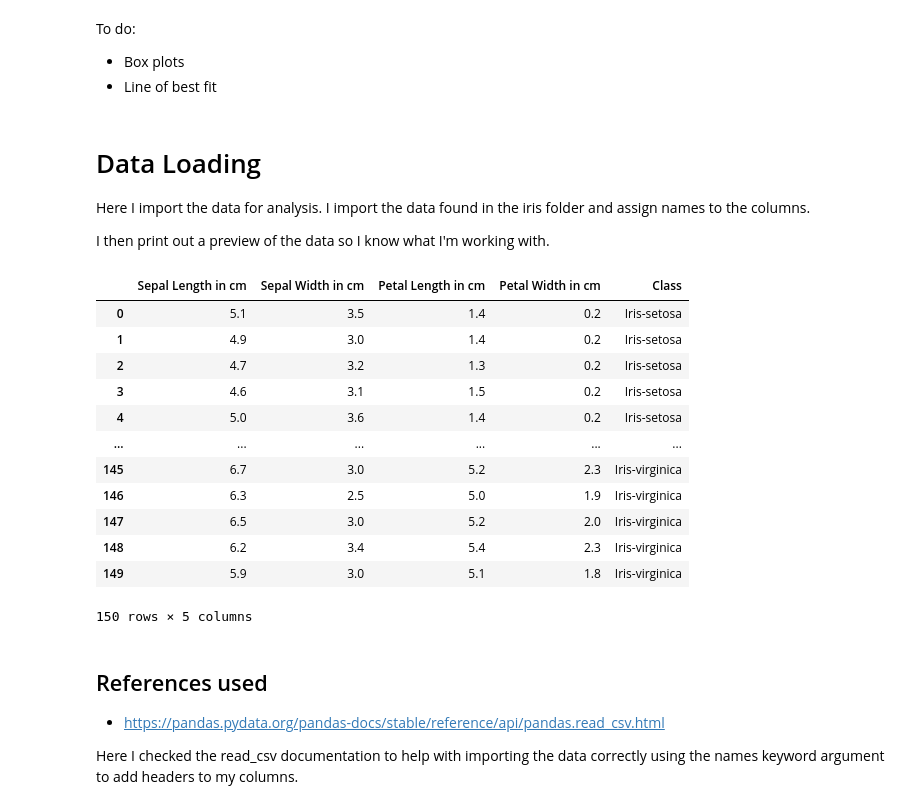
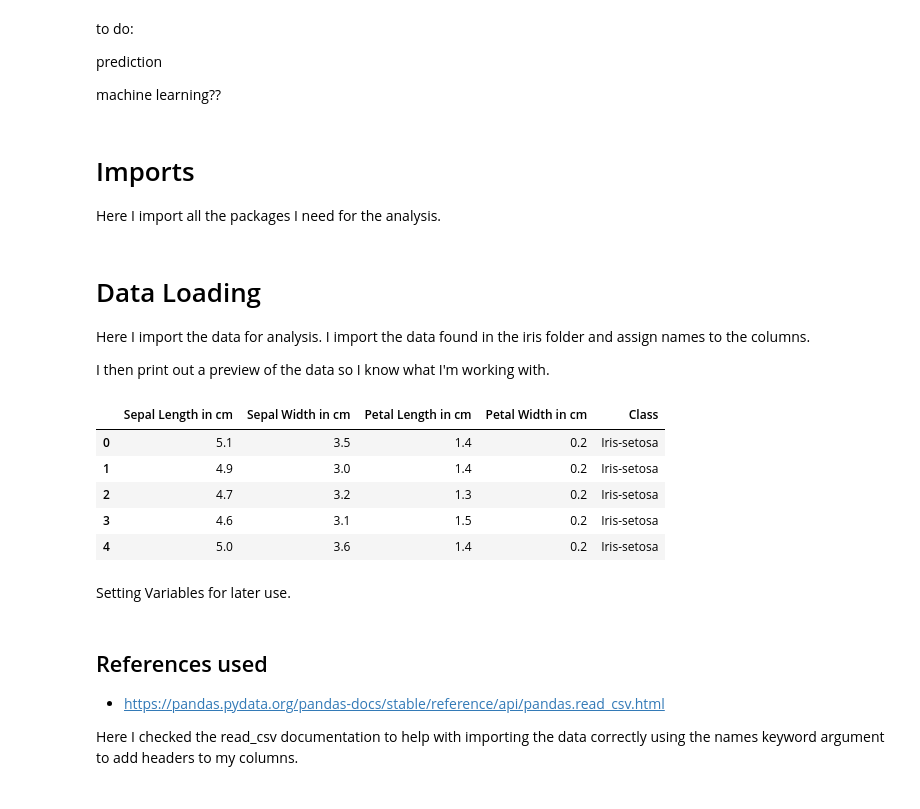
Before and after one commit to CeamanCollins/pands-project, a Jupyter notebook: analysis.ipynb, the cells around one changed output. Drawn from its saved outputs; the diff is of its cells as text; code cells hidden in the pictures.

```diff
--- a/analysis.ipynb
+++ b/analysis.ipynb
@@ -1,5 +1,11 @@
-# %% [markdown]
-To do:
-- Box plots
-- Line of best fit
+# %% [markdown]
+to do:
+
+prediction
+
+machine learning??
+# %% [markdown]
+# Imports
+
+Here I import all the packages I need for the analysis.
 # %%
@@ -17,29 +39,24 @@ I then print out a preview of the data so I know what I'm working with.
 # %%
 # Loading data from file assigning names to the columns.
 
 data = pd.read_csv(
     './iris/iris.data',
     names=[
         'Sepal Length in cm',
         'Sepal Width in cm',
         'Petal Length in cm',
         'Petal Width in cm',
         'Class'
     ]
 )
 
-data
+data.head()
 # %% [output]
 |  | Sepal Length in cm | Sepal Width in cm | Petal Length in cm | Petal Width in cm | Class |
 | 0 | 5.1 | 3.5 | 1.4 | 0.2 | Iris-setosa |
 | 1 | 4.9 | 3.0 | 1.4 | 0.2 | Iris-setosa |
 | 2 | 4.7 | 3.2 | 1.3 | 0.2 | Iris-setosa |
 | 3 | 4.6 | 3.1 | 1.5 | 0.2 | Iris-setosa |
 | 4 | 5.0 | 3.6 | 1.4 | 0.2 | Iris-setosa |
-| ... | ... | ... | ... | ... | ... |
-| 145 | 6.7 | 3.0 | 5.2 | 2.3 | Iris-virginica |
-| 146 | 6.3 | 2.5 | 5.0 | 1.9 | Iris-virginica |
-| 147 | 6.5 | 3.0 | 5.2 | 2.0 | Iris-virginica |
-| 148 | 6.2 | 3.4 | 5.4 | 2.3 | Iris-virginica |
-| 149 | 5.9 | 3.0 | 5.1 | 1.8 | Iris-virginica |
-150 rows × 5 columns
+# %% [markdown]
+Setting Variables for later use.
```
Also changed, not shown: parts of 19 cells of this notebook, 1 other file.
